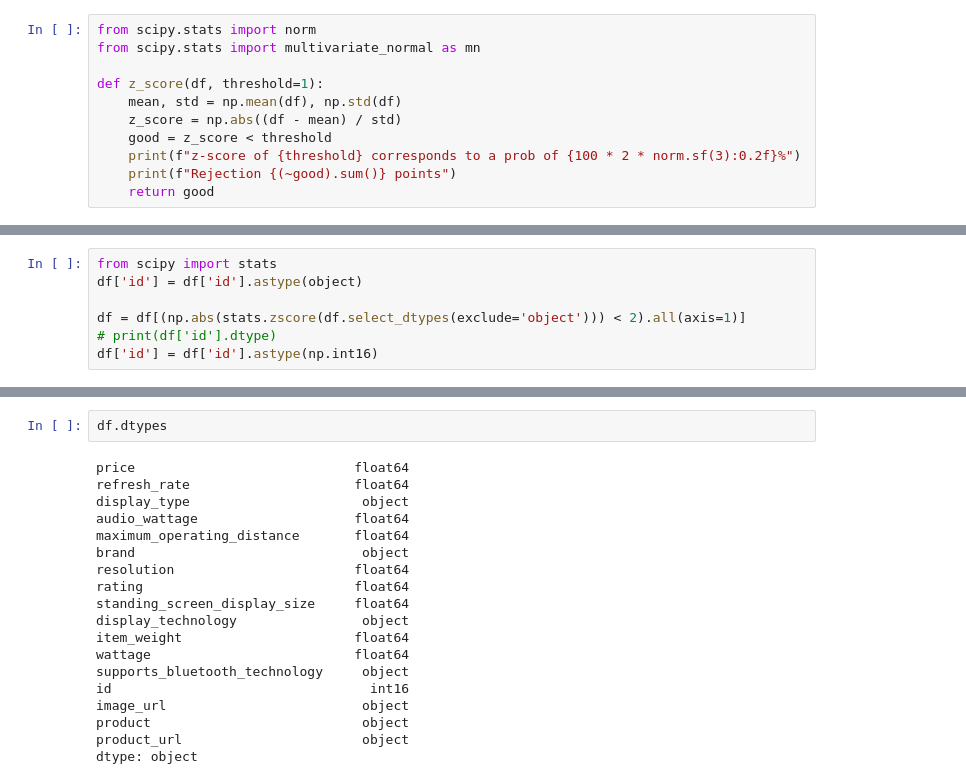
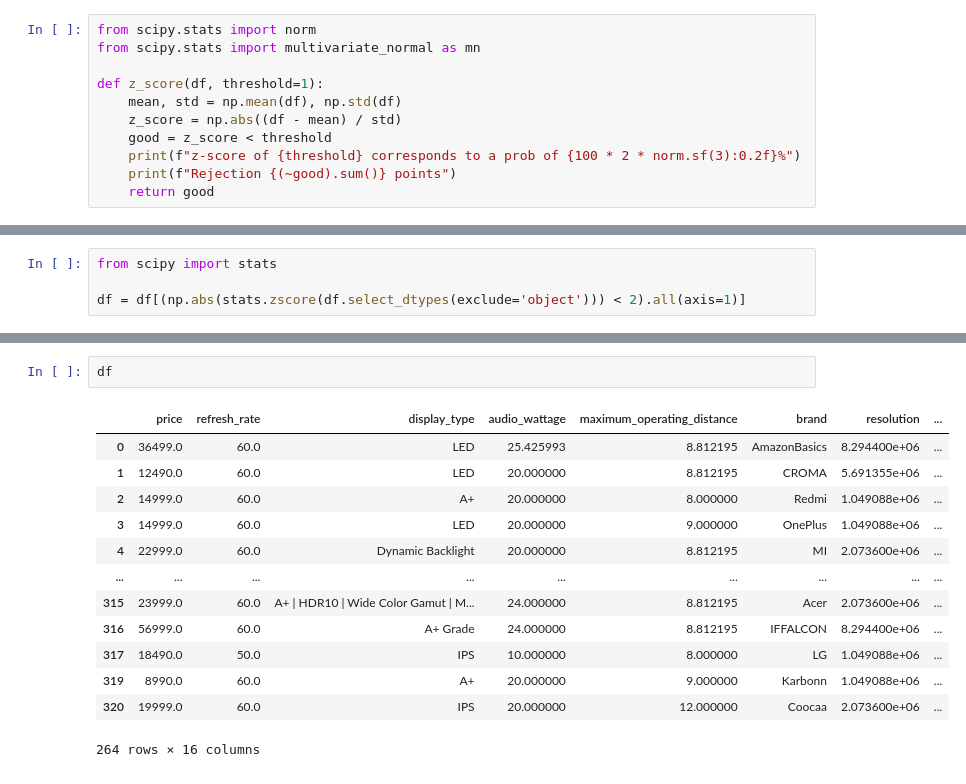
Before and after one commit to AjayKumarChintada/prodcut_recommend, a Jupyter notebook: notebooks/preprocessing.ipynb, the cells around one changed output, grey strips where cells are left out. Drawn from its saved outputs; the diff is of its cells as text.

```diff
--- a/notebooks/preprocessing.ipynb
+++ b/notebooks/preprocessing.ipynb
@@ -449,7 +479,4 @@ df.shape
 # %%
 from scipy import stats
-df['id'] = df['id'].astype(object)
 
 df = df[(np.abs(stats.zscore(df.select_dtypes(exclude='object'))) < 2).all(axis=1)]
-# print(df['id'].dtype)
-df['id'] = df['id'].astype(np.int16)
@@ -466,21 +487,16 @@ df.shape
 # %%
-df.dtypes
+df
 # %% [output]
+|  | price | refresh_rate | display_type | audio_wattage | maximum_operating_distance | brand | resolution | ... |
+| 0 | 36499.0 | 60.0 | LED | 25.425993 | 8.812195 | AmazonBasics | 8.294400e+06 | ... |
+| 1 | 12490.0 | 60.0 | LED | 20.000000 | 8.812195 | CROMA | 5.691355e+06 | ... |
+| 2 | 14999.0 | 60.0 | A+ | 20.000000 | 8.000000 | Redmi | 1.049088e+06 | ... |
+| 3 | 14999.0 | 60.0 | LED | 20.000000 | 9.000000 | OnePlus | 1.049088e+06 | ... |
+| 4 | 22999.0 | 60.0 | Dynamic Backlight | 20.000000 | 8.812195 | MI | 2.073600e+06 | ... |
+| ... | ... | ... | ... | ... | ... | ... | ... | ... |
+| 315 | 23999.0 | 60.0 | A+ | HDR10 | Wide Color Gamut | M... | 24.000000 | 8.812195 | Acer | 2.073600e+06 | ... |
+| 316 | 56999.0 | 60.0 | A+ Grade | 24.000000 | 8.812195 | IFFALCON | 8.294400e+06 | ... |
+| 317 | 18490.0 | 50.0 | IPS | 10.000000 | 8.000000 | LG | 1.049088e+06 | ... |
+| 319 | 8990.0 | 60.0 | A+ | 20.000000 | 9.000000 | Karbonn | 1.049088e+06 | ... |
+| 320 | 19999.0 | 60.0 | IPS | 20.000000 | 12.000000 | Coocaa | 2.073600e+06 | ... |
-price                            float64
-refresh_rate                     float64
-display_type                      object
-audio_wattage                    float64
-maximum_operating_distance       float64
-brand                             object
-resolution                       float64
-rating                           float64
-standing_screen_display_size     float64
-display_technology                object
-item_weight                      float64
-wattage                          float64
-supports_bluetooth_technology     object
-id                                 int16
-image_url                         object
-product                           object
-product_url                       object
-dtype: object
+264 rows × 16 columns
```
Also changed, not shown: parts of 28 cells of this notebook.
